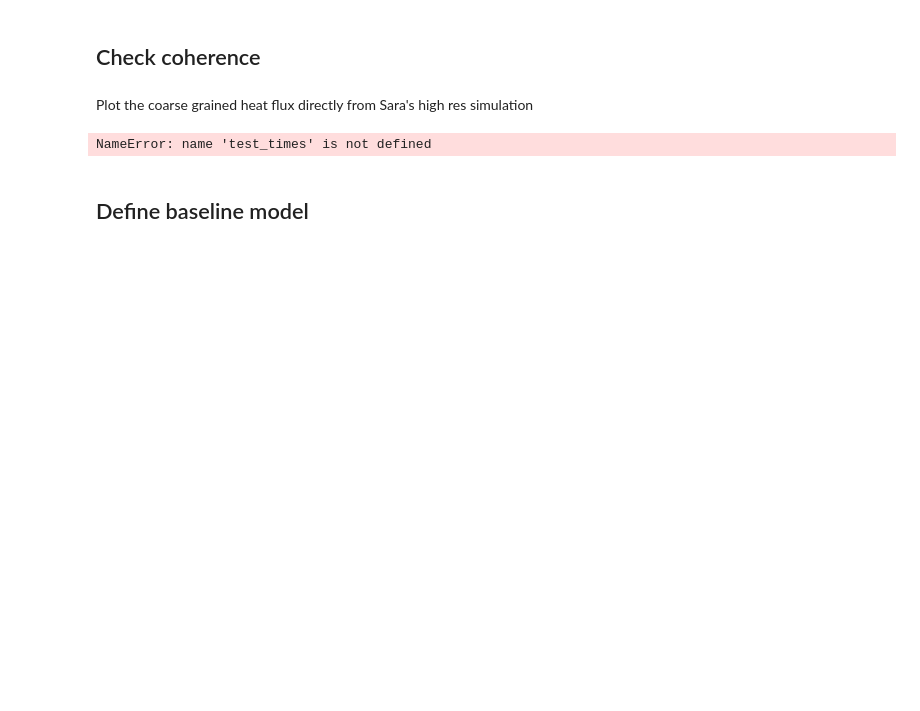
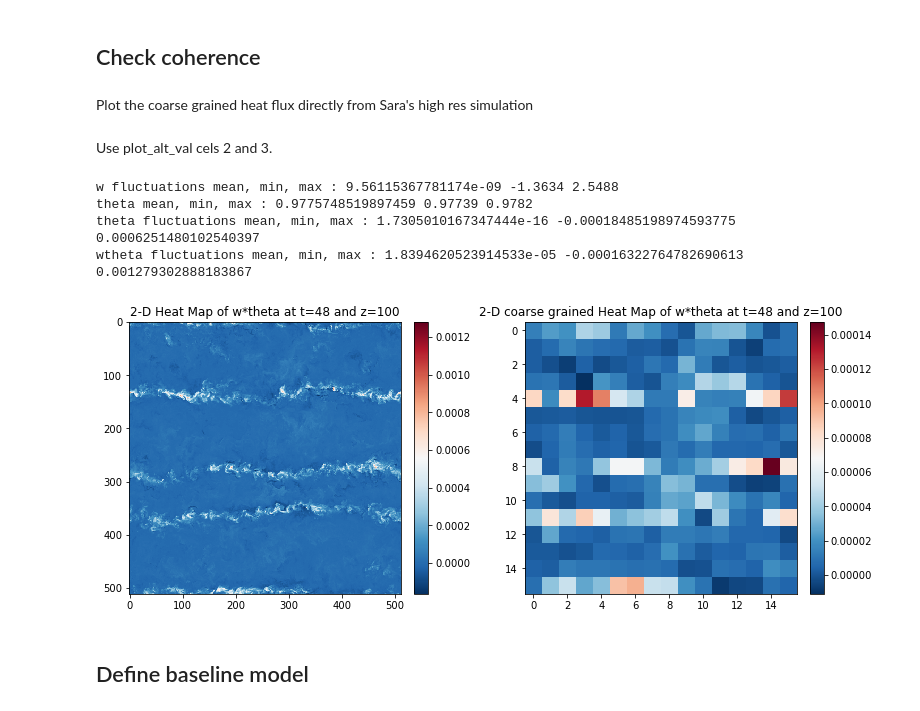
Before and after one commit to AdrienBq/Turbulence, a Jupyter notebook: explo/simple_dnn.ipynb, the cells around one changed output. Drawn from its saved outputs; the diff is of its cells as text; code cells hidden in the pictures; blank space fills up the shorter version.

```diff
--- a/explo/simple_dnn.ipynb
+++ b/explo/simple_dnn.ipynb
@@ -253,28 +257,43 @@ plt.show()
 ## Check coherence
 # %% [markdown]
 Plot the coarse grained heat flux directly from Sara's high res simulation
+# %% [markdown]
+Use plot_alt_val cels 2 and 3.
 # %%
+
 nc_init = nc.Dataset(f"/glade/scratch/sshamekh/LES_512_ug16wtspt01_data/wxy{z//2}_T{test_times[t]}.nc")
-w_arr = nc_init[f'wxy{z//2}'][:].filled()[0,1,:,:]
+#print(nc_init[f'wxy{z//2}'][:].filled()[:,:,:,:].shape)
+w_arr = nc_init[f'wxy{z//2}'][:].filled()[0,z%2,:,:]
+print('w fluctuations mean, min, max :', w_arr.mean(),w_arr.min(),w_arr.max())
+
 
 nc_init = nc.Dataset(f"/glade/scratch/sshamekh/LES_512_ug16wtspt01_data/thetaxy{z//2}_T{test_times[t]}.nc")
-theta_arr = nc_init[f'thetaxy{z//2}'][:].filled()[0,1,:,:]
+theta_arr = nc_init[f'thetaxy{z//2}'][:].filled()[0,z%2,:,:]
+print('theta mean, min, max :', theta_arr.mean(),theta_arr.min(),theta_arr.max())
+theta_arr -= theta_arr.mean()
+print('theta fluctuations mean, min, max :', theta_arr.mean(),theta_arr.min(),theta_arr.max())
 
 wtheta = w_arr*theta_arr
+print('wtheta fluctuations mean, min, max :',wtheta.mean(),wtheta.min(),wtheta.max())
 
 fig,axes = plt.subplots(1,2,figsize=(13,5))
 
 im0 = axes[0].imshow(wtheta , cmap = 'RdBu_r' , interpolation = 'nearest' )
 fig.colorbar(im0, ax=axes[0], orientation='vertical', fraction=0.046, pad=0.04)
 axes[0].set_title(f"2-D Heat Map of w*theta at t={test_times[t]} and z={z}")
 
-im1 = axes[1].imshow(utils.coarse_array(wtheta.reshape(1,1,512,512),L).reshape(16,16) , cmap = 'RdBu_r' , interpolation = 'nearest' )
-fig.colorbar(im1, ax=axes[0], orientation='vertical', fraction=0.046, pad=0.04)
+coarse_wtheta = utils.coarse_array(wtheta.reshape(1,1,512,512),L).reshape(16,16)
+im1 = axes[1].imshow(coarse_wtheta , cmap = 'RdBu_r' , interpolation = 'nearest')
+fig.colorbar(im1, ax=axes[1], orientation='vertical', fraction=0.046, pad=0.04)
 axes[1].set_title(f"2-D coarse grained Heat Map of w*theta at t={test_times[t]} and z={z}")
 
 plt.show()
 # %% [output]
-NameError: name 'test_times' is not defined
+w fluctuations mean, min, max : 9.56115367781174e-09 -1.3634 2.5488
+theta mean, min, max : 0.9775748519897459 0.97739 0.9782
+theta fluctuations mean, min, max : 1.7305010167347444e-16 -0.00018485198974593775 0.0006251480102540397
+wtheta fluctuations mean, min, max : 1.8394620523914533e-05 -0.00016322764782690613 0.001279302888183867
+[figure, added]
 # %% [markdown]
 ## Define baseline model
 # %% [markdown]
```
Also changed, not shown: parts of 16 cells of this notebook, 4 other files.
